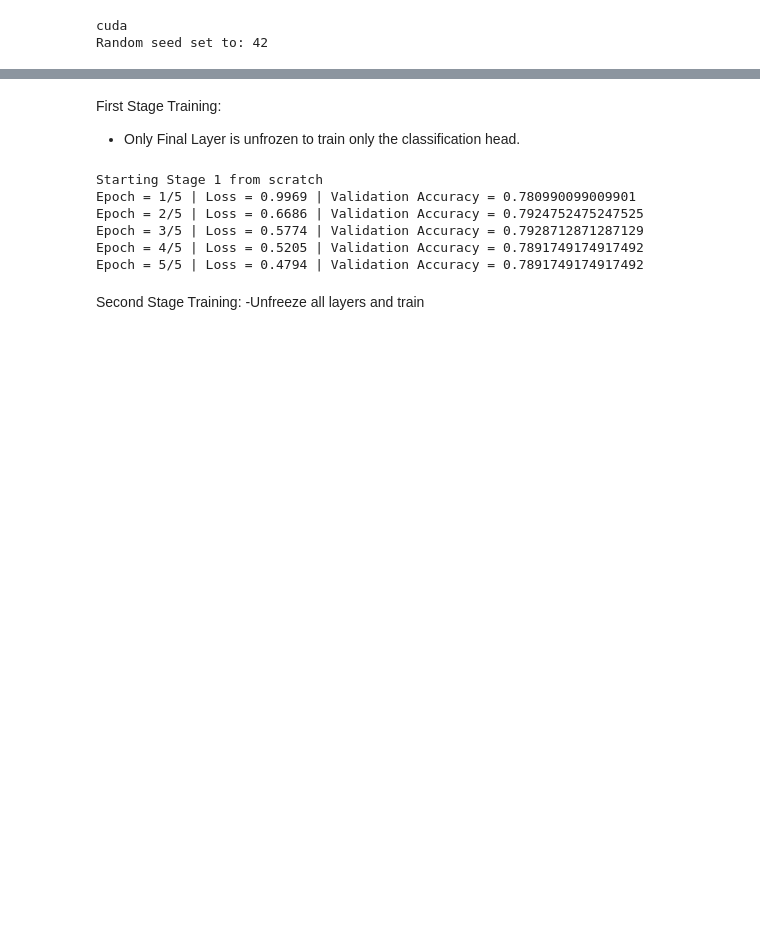
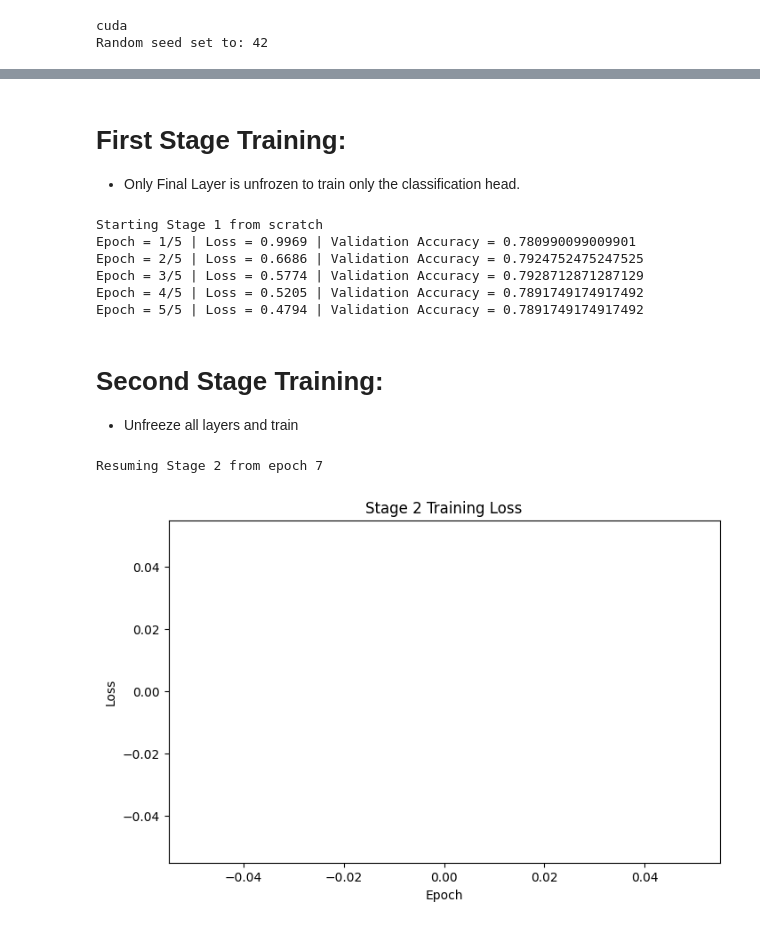
Before and after one commit to Anthonyvillaaa/Image-Classifier-ViT-vs.-Resnet-18, a Jupyter notebook: Image-Classifier.ipynb, the cells around one changed output, grey strips where cells are left out. Saved outputs shown, nothing was run; the diff lists cells and outputs as text; code cells hidden in the pictures; blank space fills up the shorter version.

Commit message:
Complete ViT Transformer architecture application on Image Classifier Food-101 Dataset

```diff
--- a/Image-Classifier.ipynb
+++ b/Image-Classifier.ipynb
@@ -139,10 +157,18 @@ def evaluation(model, image_loader, device):
 	return accuracy
 # %% [markdown]
-First Stage Training:
+# First Stage Training:
 - Only Final Layer is unfrozen to train only the classification head.
 # %%
 num_epochs = 5
 start_epoch = 0
+
+for param in model.parameters():
+	param.requires_grad = False
+
+for param in model.classifier.parameters():
+	param.requires_grad = True
+
+optimizer = optim.SGD(params= model.classifier.parameters(), lr=0.01, momentum=0.9)
 
 
 checkpoints = sorted(glob.glob("stage1_checkpoint_epoch_*.pt"))
@@ -159,16 +185,8 @@ else:
     print("Starting Stage 1 from scratch")
 
 
-for param in model.parameters():
-	param.requires_grad = False
 
-for param in model.classifier.parameters():
-	param.requires_grad = True
-
-optimizer = optim.SGD(params= model.classifier.parameters(), lr=0.01, momentum=0.9)
-
-
-for epoch in range(num_epochs):
+for epoch in range(start_epoch, num_epochs):
 	running_loss = 0
 
 	model.train()
@@ -206,13 +224,17 @@ Epoch = 3/5 | Loss = 0.5774 | Validation Accuracy = 0.7928712871287129
 Epoch = 4/5 | Loss = 0.5205 | Validation Accuracy = 0.7891749174917492
 Epoch = 5/5 | Loss = 0.4794 | Validation Accuracy = 0.7891749174917492
 # %% [markdown]
-Second Stage Training:
--Unfreeze all layers and train
+# Second Stage Training:
+- Unfreeze all layers and train
 # %%
-num_epochs = 10
+num_epochs = 7
 start_epoch = 0
-Loss_list = []
+loss_list = []
 
+for param in model.parameters():
+    param.requires_grad = True
+
+optimizer = optim.SGD(model.parameters(), lr=0.0001, momentum=0.9)
 
 checkpoints = sorted(glob.glob("stage2_checkpoint_epoch_*.pt"))
 checkpoint_path = checkpoints[-1] if checkpoints else None
@@ -227,12 +249,8 @@ else:
     start_epoch = 0
     print("Starting Stage 2 from scratch")
 
-for param in model.parameters():
-    param.requires_grad = True
 
-optimizer = optim.SGD(model.parameters(), lr=0.0001, momentum=0.9)
-
-for epoch in range(num_epochs):
+for epoch in range(start_epoch, num_epochs):
 	running_loss = 0
 
 	model.train()
@@ -252,8 +270,10 @@ for epoch in range(num_epochs):
 		running_loss += loss.item()
 
 	validation_accuracy = evaluation(model, validation_Dataloader, device)
+	epoch_loss = running_loss/len(training_Dataloader)
+	loss_list.append(epoch_loss)
 
-	print(f"Epoch = {epoch+1}/{num_epochs} | Loss = {running_loss/len(training_Dataloader):.4f} | Validation Accuracy = {validation_accuracy}")
+	print(f"Epoch = {epoch+1}/{num_epochs} | Loss = {epoch_loss:.4f} | Validation Accuracy = {validation_accuracy}")
 
 	torch.save({
         'epoch': epoch,
@@ -261,4 +281,15 @@ for epoch in range(num_epochs):
         'optimizer_state_dict': optimizer.state_dict(),
         'loss': running_loss / len(training_Dataloader),
         'val_accuracy': validation_accuracy
-    }, f"checkpoint_epoch_{epoch+1}.pt")
+    }, f"stage2_checkpoint_epoch_{epoch+1}.pt")
+# %% [output]
+Resuming Stage 2 from epoch 7
+# %%
+plt.figure(figsize=(8, 5))
+plt.plot(range(1, len(loss_list) + 1), loss_list)
+plt.xlabel("Epoch")
+plt.ylabel("Loss")
+plt.title("Stage 2 Training Loss")
+plt.show()
+# %% [output]
+[figure, added]
```
Also changed, not shown: parts of 12 cells of this notebook.
